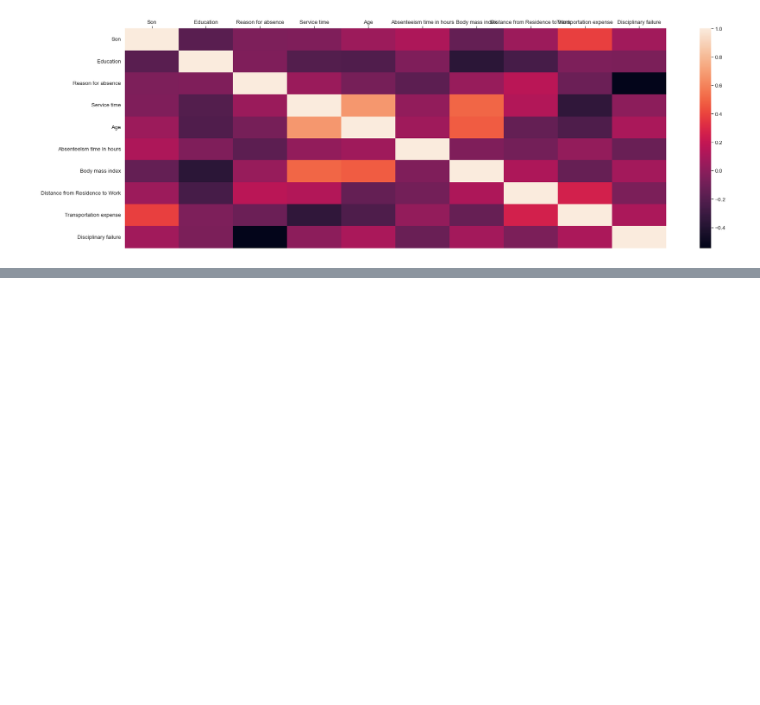
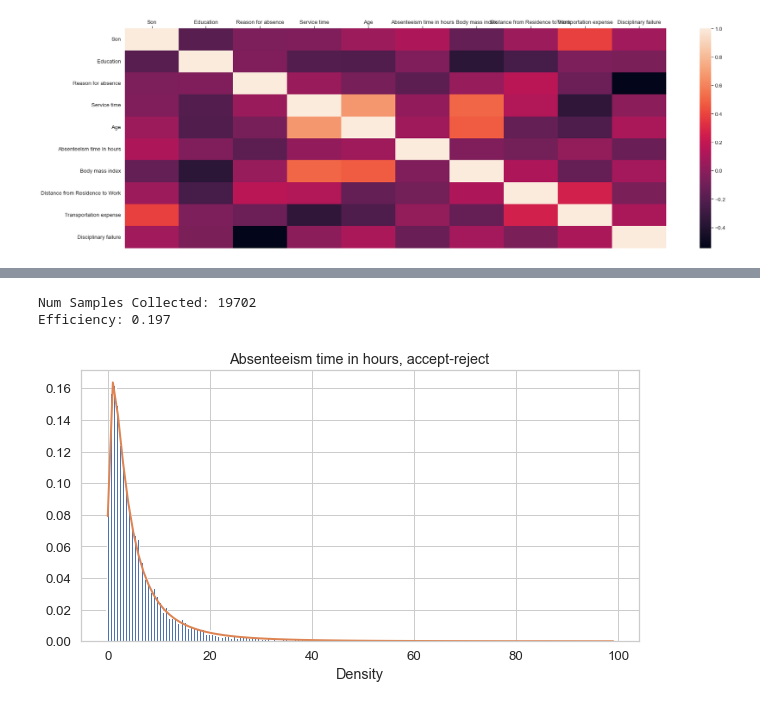
Before and after one commit to Deadvitekchpool/M-M-MSA, a Jupyter notebook: Lab3/Lab3.ipynb, the cells around one changed output, grey strips where cells are left out. Cells and saved outputs as stored; diff of their text form; code cells hidden in the pictures; blank space fills up the shorter version.

```diff
--- a/Lab3/Lab3.ipynb
+++ b/Lab3/Lab3.ipynb
@@ -79,0 +117,31 @@ sb.heatmap(corrmat, vmax=1., square=False).xaxis.tick_top()
+# %%
+# collect all accepted samples here
+samples = []
+
+# try this many candidates
+N = 100000
+
+for _ in range(N):
+    # sample a candidate
+    candidate = np.random.normal(*upper_params)
+
+    # calculate probability of accepting this candidate
+    prob_accept = st.lognorm.pdf(candidate, *dist_params) / (S*g(candidate, *upper_params))
+
+    # accept with the calculated probability
+    if np.random.random() < prob_accept:
+        samples.append(candidate)
+
+plt.figure(figsize=(10, 5))
+plt.hist(samples, bins=200, density=True)
+plt.xlabel('x')
+plt.xlabel('Density')
+plt.plot(x, [y for y in f], linewidth=2)
+plt.title('Absenteeism time in hours, accept-reject')
+
+print("Num Samples Collected: %s"%len(samples))
+print("Efficiency: %s"%round(len(samples) / N, 3))
+# %% [output]
+Num Samples Collected: 19702
+Efficiency: 0.197
+[figure, added]
```
Also changed, not shown: parts of 4 cells of this notebook, 13 other files.
